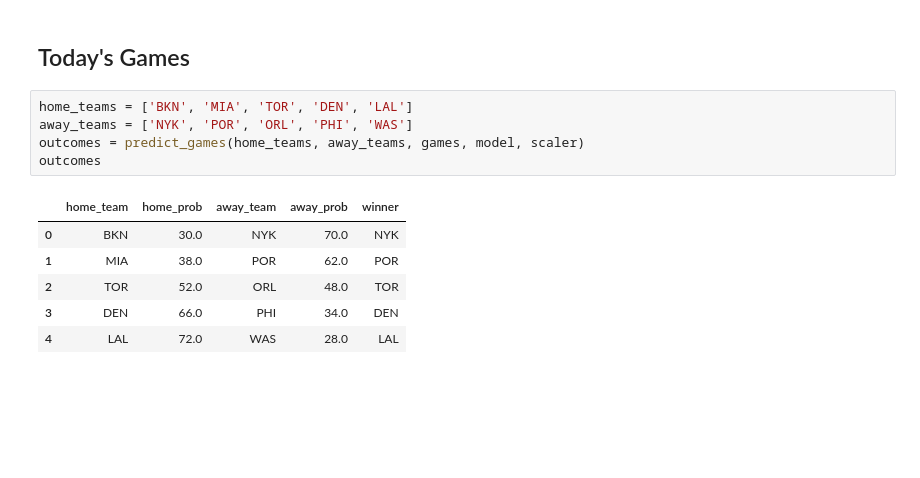
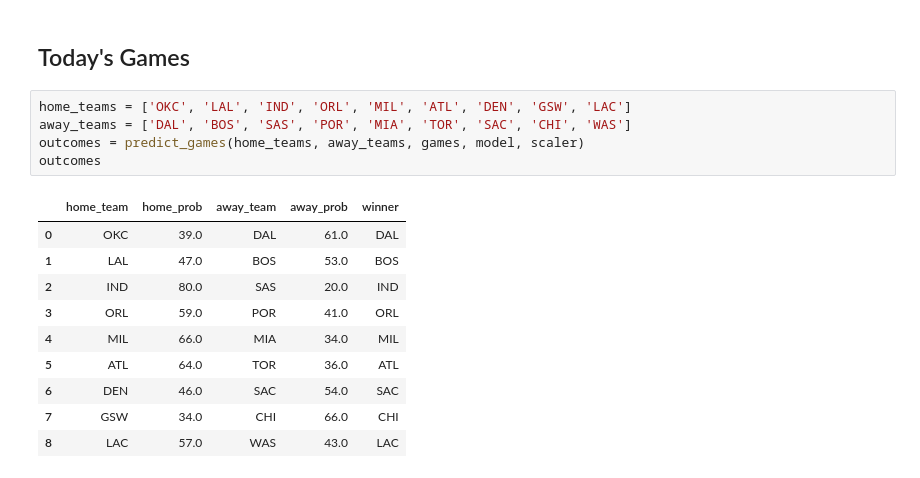
Before and after one commit to SehejGit/nba-win-predictions, a Jupyter notebook: win-probability.ipynb, the cells around one changed output. Drawn from its saved outputs; the diff is of its cells as text; blank space fills up the shorter version.

```diff
--- a/win-probability.ipynb
+++ b/win-probability.ipynb
@@ -388,14 +388,18 @@ todays_games
 # %% [markdown]
 ## Today's Games
 # %%
-home_teams = ['BKN', 'MIA', 'TOR', 'DEN', 'LAL']
-away_teams = ['NYK', 'POR', 'ORL', 'PHI', 'WAS']
+home_teams = ['OKC', 'LAL', 'IND', 'ORL', 'MIL', 'ATL', 'DEN', 'GSW', 'LAC']
+away_teams = ['DAL', 'BOS', 'SAS', 'POR', 'MIA', 'TOR', 'SAC', 'CHI', 'WAS']
 outcomes = predict_games(home_teams, away_teams, games, model, scaler)
 outcomes
 # %% [output]
 |  | home_team | home_prob | away_team | away_prob | winner |
-| 0 | BKN | 30.0 | NYK | 70.0 | NYK |
-| 1 | MIA | 38.0 | POR | 62.0 | POR |
-| 2 | TOR | 52.0 | ORL | 48.0 | TOR |
-| 3 | DEN | 66.0 | PHI | 34.0 | DEN |
-| 4 | LAL | 72.0 | WAS | 28.0 | LAL |
+| 0 | OKC | 39.0 | DAL | 61.0 | DAL |
+| 1 | LAL | 47.0 | BOS | 53.0 | BOS |
+| 2 | IND | 80.0 | SAS | 20.0 | IND |
+| 3 | ORL | 59.0 | POR | 41.0 | ORL |
+| 4 | MIL | 66.0 | MIA | 34.0 | MIL |
+| 5 | ATL | 64.0 | TOR | 36.0 | ATL |
+| 6 | DEN | 46.0 | SAC | 54.0 | SAC |
+| 7 | GSW | 34.0 | CHI | 66.0 | CHI |
+| 8 | LAC | 57.0 | WAS | 43.0 | LAC |
```
